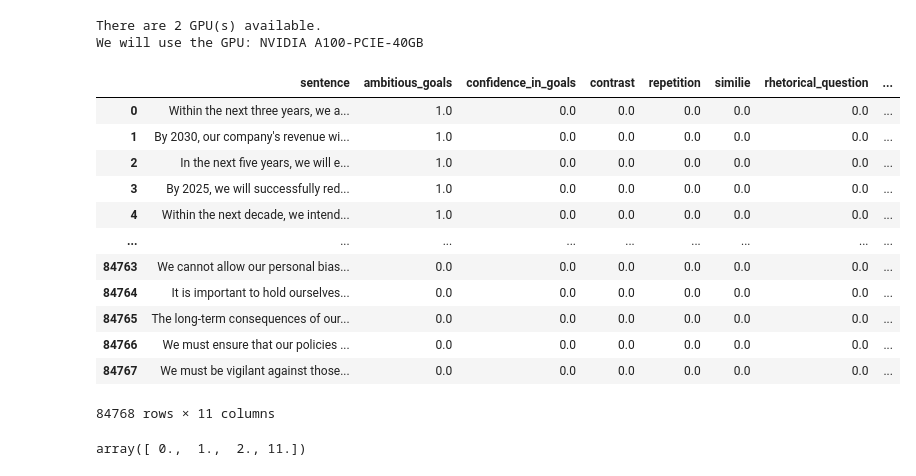
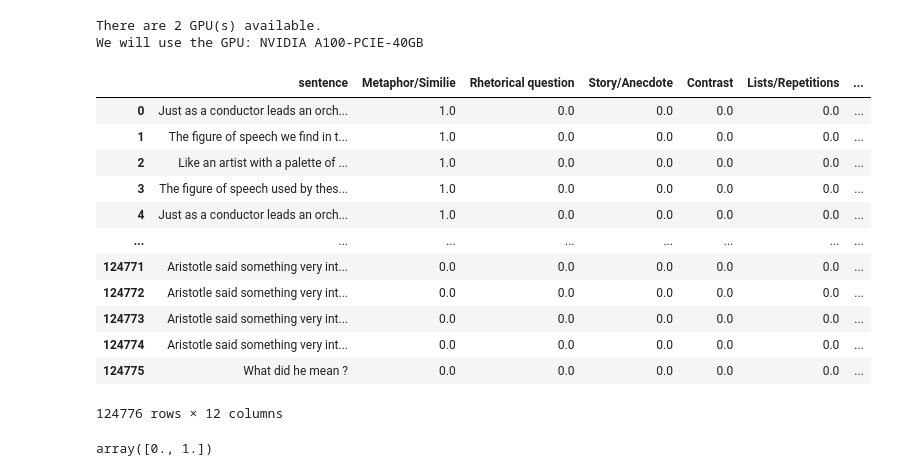
Before and after one commit to DataScienceLabFHSWF/CharismaAI, a Jupyter notebook: notebooks/CharismaBERT.ipynb, the cells around one changed output. Drawn from its saved outputs; the diff is of its cells as text; code cells hidden in the pictures.

Commit message:
changed data read functions

```diff
--- a/notebooks/CharismaBERT.ipynb
+++ b/notebooks/CharismaBERT.ipynb
@@ -21,37 +21,39 @@ There are 2 GPU(s) available.
 We will use the GPU: NVIDIA A100-PCIE-40GB
 # %%
 # read corpora
-ambitious = pd.read_csv('../corpora/ambitious_goals.csv').drop("Unnamed: 0", axis=1)
-confidence = pd.read_csv('../corpora/confidence_in_goals.csv').drop("Unnamed: 0", axis=1)
-contrast = pd.read_csv('../corpora/contrast.csv').drop("Unnamed: 0", axis=1)
-lists = pd.read_csv('../corpora/lists_repetitions.csv').drop("Unnamed: 0", axis=1)
-similie = pd.read_csv('../corpora/metaphor_similie.csv').drop("Unnamed: 0", axis=1)
-rhetoricalq = pd.read_csv('../corpora/rhetorical_question.csv').drop("Unnamed: 0", axis=1)
-sentiment = pd.read_csv('../corpora/sentiment_of_the_collective.csv').drop("Unnamed: 0", axis=1)
-story = pd.read_csv('../corpora/story_anecdote.csv').drop("Unnamed: 0", axis=1)
+#ambitious = pd.read_csv('../corpora/ambitious_goals.csv').drop("Unnamed: 0", axis=1)
+#confidence = pd.read_csv('../corpora/confidence_in_goals.csv').drop("Unnamed: 0", axis=1)
+#contrast = pd.read_csv('../corpora/contrast.csv').drop("Unnamed: 0", axis=1)
+#lists = pd.read_csv('../corpora/lists_repetitions.csv').drop("Unnamed: 0", axis=1)
+#similie = pd.read_csv('../corpora/metaphor_similie.csv').drop("Unnamed: 0", axis=1)
+#rhetoricalq = pd.read_csv('../corpora/rhetorical_question.csv').drop("Unnamed: 0", axis=1)
+#sentiment = pd.read_csv('../corpora/sentiment_of_the_collective.csv').drop("Unnamed: 0", axis=1)
+#story = pd.read_csv('../corpora/story_anecdote.csv').drop("Unnamed: 0", axis=1)
 vua_metaphor = pd.read_csv('../corpora/vua_metaphor.csv')
-vua_metaphor = vua_metaphor[['sentence', 'label']].rename(columns={'label':'Metaphor', 'sentence':'Results'})
-moral_conv = pd.read_csv('../corpora/moral_convictions.csv').rename(columns={'sentence':'Results'})
+vua_metaphor = vua_metaphor[['sentence', 'label']]
+moral_conv = pd.read_csv('../corpora/moral_convictions.csv')
+generated_tactics = pd.read_csv('../corpora/all_generated_tactics.csv').drop("Unnamed: 0", axis=1)
 # %%
-dfs = [ambitious, confidence, contrast, lists, similie, rhetoricalq, sentiment, story, vua_metaphor, moral_conv]
+dfs = [generated_tactics, moral_conv, vua_metaphor]#
+#[ambitious, confidence, contrast, lists, similie, rhetoricalq, sentiment, story, vua_metaphor, moral_conv]
 data = pd.concat(dfs, ignore_index=True).fillna(0)
-data['Results'] = data['Results'].apply(lambda x: x.replace('"',''))
-data = data.rename(columns={'Results':'sentence'})
+#data['Results'] = data['Results'].apply(lambda x: x.replace('"',''))
+#data = data.rename(columns={'Results':'sentence'})
 data
 # %% [output]
-|  | sentence | ambitious_goals | confidence_in_goals | contrast | repetition | similie | rhetorical_question | ... |
-| 0 | Within the next three years, we a... | 1.0 | 0.0 | 0.0 | 0.0 | 0.0 | 0.0 | ... |
-| 1 | By 2030, our company's revenue wi... | 1.0 | 0.0 | 0.0 | 0.0 | 0.0 | 0.0 | ... |
-| 2 | In the next five years, we will e... | 1.0 | 0.0 | 0.0 | 0.0 | 0.0 | 0.0 | ... |
-| 3 | By 2025, we will successfully red... | 1.0 | 0.0 | 0.0 | 0.0 | 0.0 | 0.0 | ... |
-| 4 | Within the next decade, we intend... | 1.0 | 0.0 | 0.0 | 0.0 | 0.0 | 0.0 | ... |
-| ... | ... | ... | ... | ... | ... | ... | ... | ... |
-| 84763 | We cannot allow our personal bias... | 0.0 | 0.0 | 0.0 | 0.0 | 0.0 | 0.0 | ... |
-| 84764 | It is important to hold ourselves... | 0.0 | 0.0 | 0.0 | 0.0 | 0.0 | 0.0 | ... |
-| 84765 | The long-term consequences of our... | 0.0 | 0.0 | 0.0 | 0.0 | 0.0 | 0.0 | ... |
-| 84766 | We must ensure that our policies ... | 0.0 | 0.0 | 0.0 | 0.0 | 0.0 | 0.0 | ... |
-| 84767 | We must be vigilant against those... | 0.0 | 0.0 | 0.0 | 0.0 | 0.0 | 0.0 | ... |
+|  | sentence | Metaphor/Similie | Rhetorical question | Story/Anecdote | Contrast | Lists/Repetitions | ... |
+| 0 | Just as a conductor leads an orch... | 1.0 | 0.0 | 0.0 | 0.0 | 0.0 | ... |
+| 1 | The figure of speech we find in t... | 1.0 | 0.0 | 0.0 | 0.0 | 0.0 | ... |
+| 2 | Like an artist with a palette of ... | 1.0 | 0.0 | 0.0 | 0.0 | 0.0 | ... |
+| 3 | The figure of speech used by thes... | 1.0 | 0.0 | 0.0 | 0.0 | 0.0 | ... |
+| 4 | Just as a conductor leads an orch... | 1.0 | 0.0 | 0.0 | 0.0 | 0.0 | ... |
+| ... | ... | ... | ... | ... | ... | ... | ... |
+| 124771 | Aristotle said something very int... | 0.0 | 0.0 | 0.0 | 0.0 | 0.0 | ... |
+| 124772 | Aristotle said something very int... | 0.0 | 0.0 | 0.0 | 0.0 | 0.0 | ... |
+| 124773 | Aristotle said something very int... | 0.0 | 0.0 | 0.0 | 0.0 | 0.0 | ... |
+| 124774 | Aristotle said something very int... | 0.0 | 0.0 | 0.0 | 0.0 | 0.0 | ... |
+| 124775 | What did he mean ? | 0.0 | 0.0 | 0.0 | 0.0 | 0.0 | ... |
-84768 rows × 11 columns
+124776 rows × 12 columns
 # %%
 from sklearn.model_selection import train_test_split
 y = data.drop(columns=['sentence']).values #get the labels
@@ -62,7 +64,7 @@ labels =  train.drop(columns=['sentence']).values
 # %%
 np.unique(labels)
 # %% [output]
-array([ 0.,  1.,  2., 11.])
+array([0., 1.])
 # %%
 from transformers import BertTokenizer
 # Load the BERT tokenizer.
```
Also changed, not shown: parts of 19 cells of this notebook.
